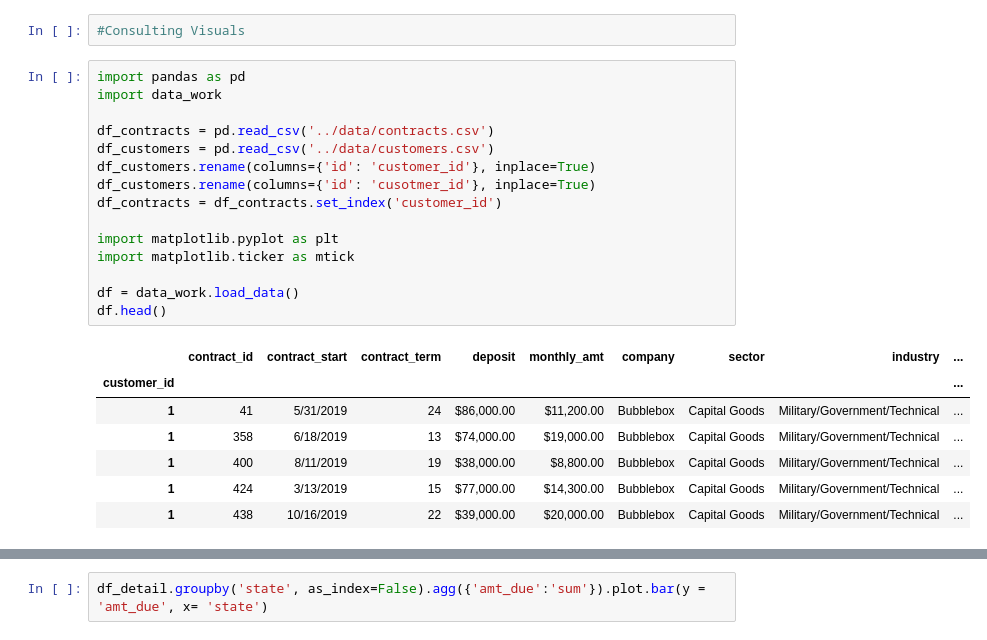
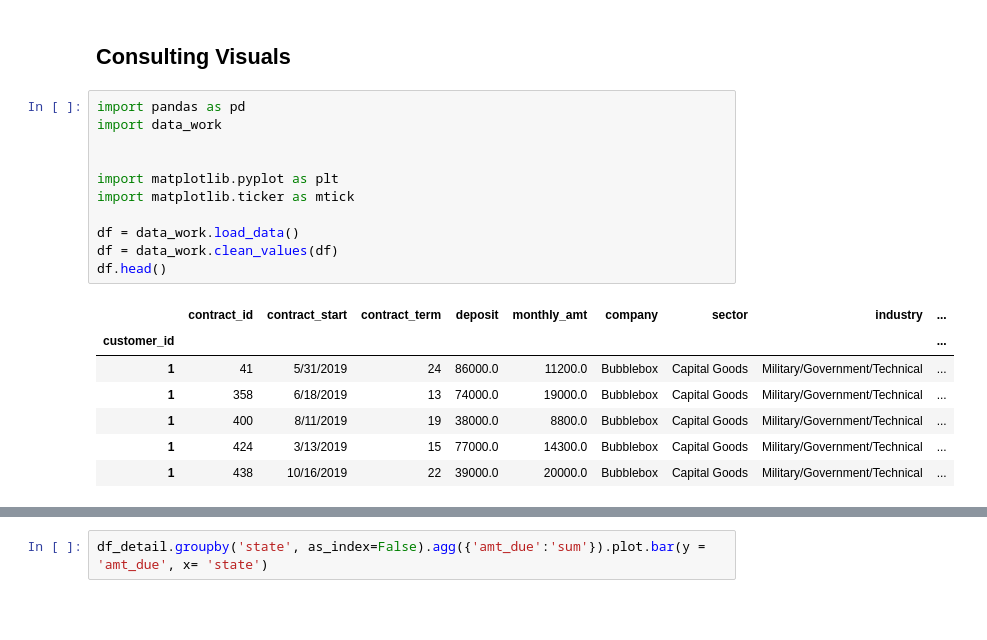
Before and after one commit to jaketuleja/consulting_visuals, a Jupyter notebook: notebooks/Visualization of Data.ipynb, the cells around one changed output, grey strips where cells are left out. Drawn from its saved outputs; the diff is of its cells as text; blank space fills up the shorter version.

```diff
--- a/notebooks/Visualization of Data.ipynb
+++ b/notebooks/Visualization of Data.ipynb
@@ -1,25 +1,21 @@
-# %%
-#Consulting Visuals
+# %% [markdown]
+## Consulting Visuals
 # %%
 import pandas as pd
 import data_work
 
-df_contracts = pd.read_csv('../data/contracts.csv')
-df_customers = pd.read_csv('../data/customers.csv')
-df_customers.rename(columns={'id': 'customer_id'}, inplace=True)
-df_customers.rename(columns={'id': 'cusotmer_id'}, inplace=True)
-df_contracts = df_contracts.set_index('customer_id')
 
 import matplotlib.pyplot as plt
 import matplotlib.ticker as mtick
 
 df = data_work.load_data()
+df = data_work.clean_values(df)
 df.head()
 # %% [output]
 |  | contract_id | contract_start | contract_term | deposit | monthly_amt | company | sector | industry | ... |
 | customer_id |  |  |  |  |  |  |  |  | ... |
-| 1 | 41 | 5/31/2019 | 24 | $86,000.00 | $11,200.00 | Bubblebox | Capital Goods | Military/Government/Technical | ... |
-| 1 | 358 | 6/18/2019 | 13 | $74,000.00 | $19,000.00 | Bubblebox | Capital Goods | Military/Government/Technical | ... |
-| 1 | 400 | 8/11/2019 | 19 | $38,000.00 | $8,800.00 | Bubblebox | Capital Goods | Military/Government/Technical | ... |
-| 1 | 424 | 3/13/2019 | 15 | $77,000.00 | $14,300.00 | Bubblebox | Capital Goods | Military/Government/Technical | ... |
-| 1 | 438 | 10/16/2019 | 22 | $39,000.00 | $20,000.00 | Bubblebox | Capital Goods | Military/Government/Technical | ... |
+| 1 | 41 | 5/31/2019 | 24 | 86000.0 | 11200.0 | Bubblebox | Capital Goods | Military/Government/Technical | ... |
+| 1 | 358 | 6/18/2019 | 13 | 74000.0 | 19000.0 | Bubblebox | Capital Goods | Military/Government/Technical | ... |
+| 1 | 400 | 8/11/2019 | 19 | 38000.0 | 8800.0 | Bubblebox | Capital Goods | Military/Government/Technical | ... |
+| 1 | 424 | 3/13/2019 | 15 | 77000.0 | 14300.0 | Bubblebox | Capital Goods | Military/Government/Technical | ... |
+| 1 | 438 | 10/16/2019 | 22 | 39000.0 | 20000.0 | Bubblebox | Capital Goods | Military/Government/Technical | ... |
```
Also changed, not shown: parts of 13 cells of this notebook.
